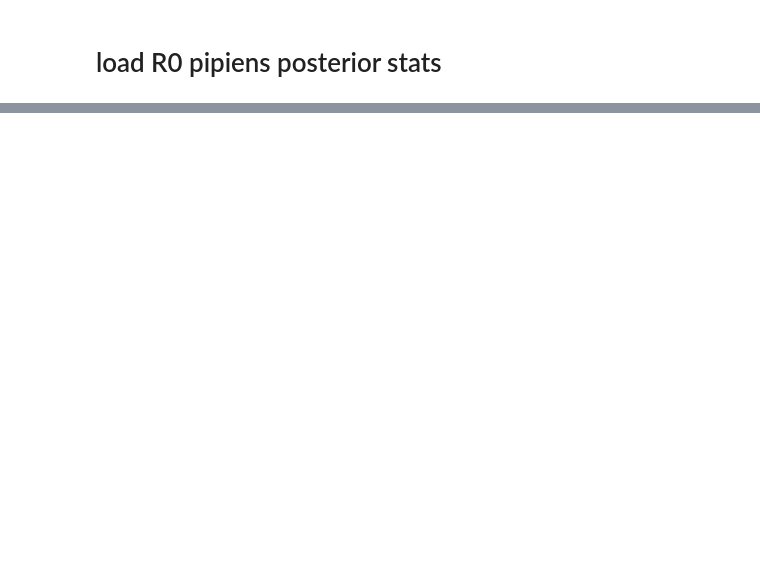
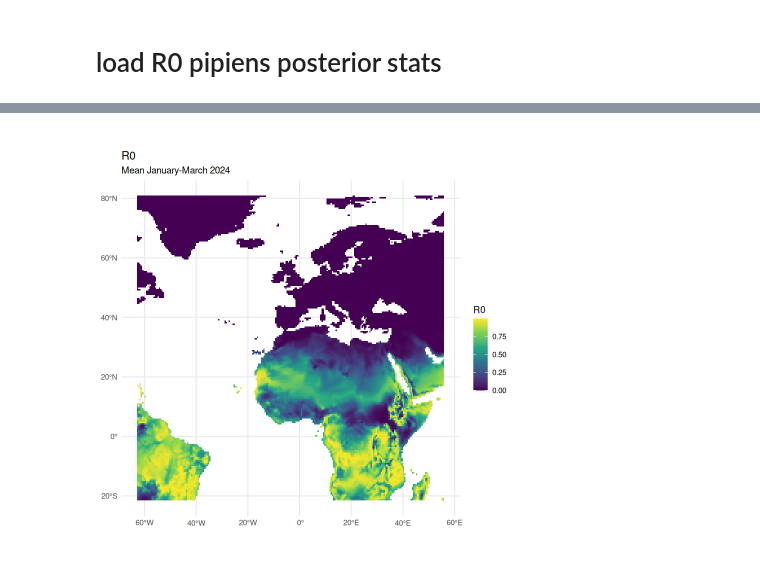
Before and after one commit to ssciwr/onehealth-model-backend, a Jupyter notebook: notebooks/model_r.ipynb, the cells around one changed output, grey strips where cells are left out. Saved outputs shown, nothing was run; the diff lists cells and outputs as text; code cells hidden in the pictures; blank space fills up the shorter version.

```diff
--- a/notebooks/model_r.ipynb
+++ b/notebooks/model_r.ipynb
@@ -147,0 +357,11 @@ this seesms to be wrongly normalized. the crops are different, too
+# %%
+r_R0_mean <- app(r_R0, fun = mean, na.rm = FALSE) # this does something werid, the values that come out should be normalized
+
+ggplot() +
+  geom_spatraster(data = r_R0_mean) +
+  scale_fill_viridis_c(name = "R0", na.value = "transparent") +
+  labs(title = "R0",
+       subtitle = "Mean January-March 2024") +
+  theme_minimal()
+# %% [output]
+[figure, added]
```
Also changed, not shown: parts of 30 cells of this notebook, 1 other file.
